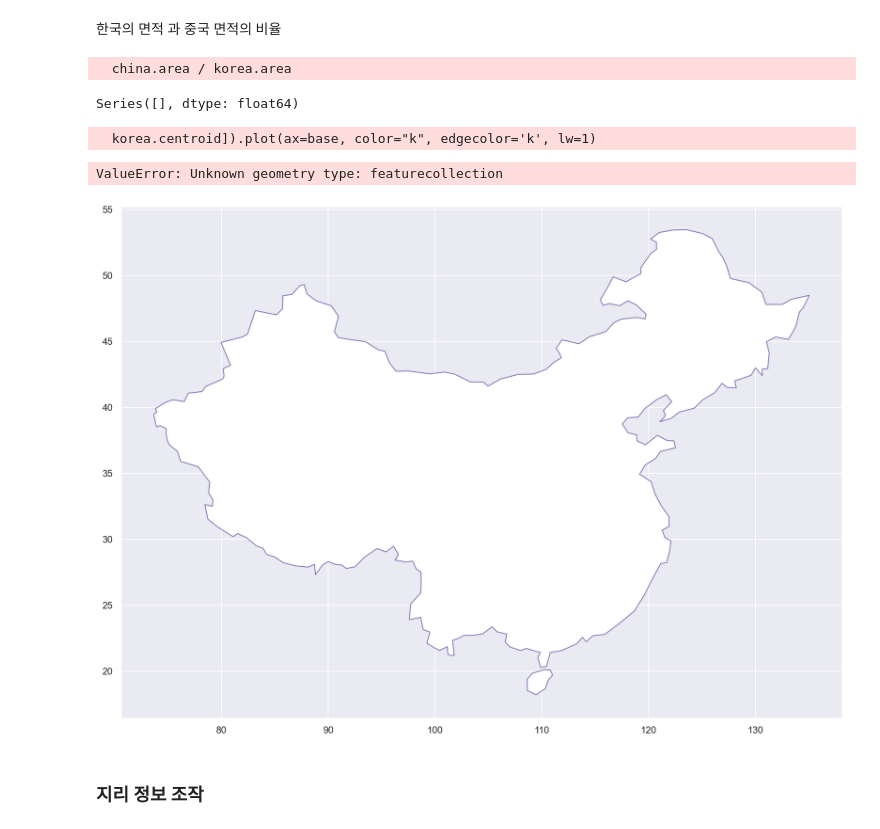
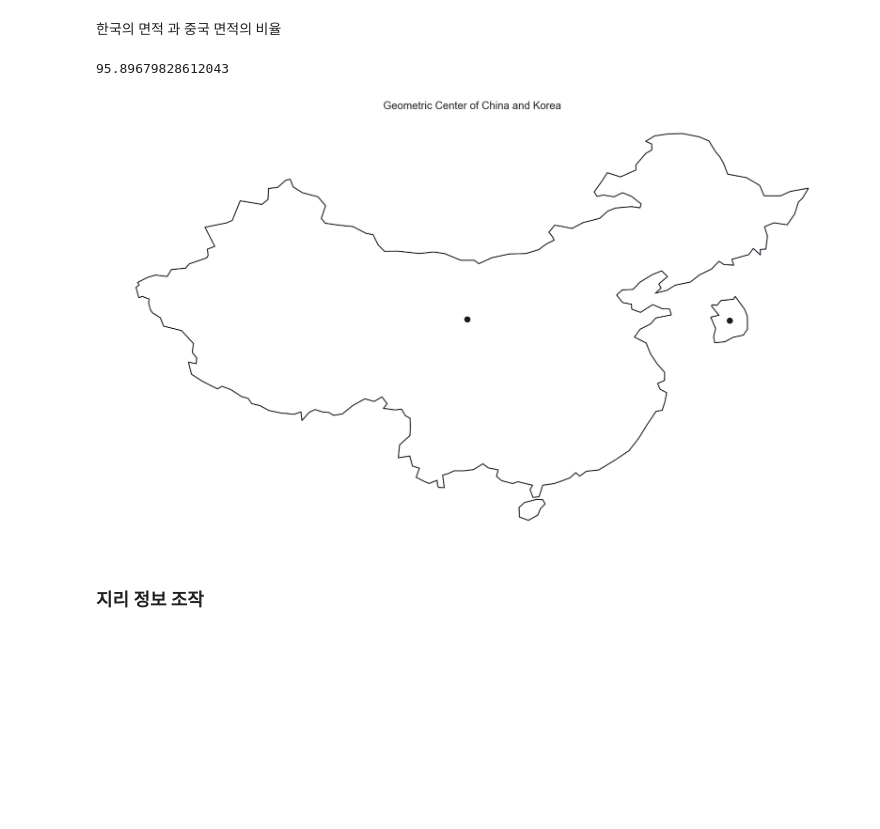
Before and after one commit to saanghyuk/0B-python, a Jupyter notebook: data_analysis/4_05_Geo_Pre_Processing.ipynb, the cells around one changed output. Cells and saved outputs as stored; diff of their text form; code cells hidden in the pictures; blank space fills up the shorter version.

Commit message:
Geometry Data

```diff
--- a/data_analysis/4_05_Geo_Pre_Processing.ipynb
+++ b/data_analysis/4_05_Geo_Pre_Processing.ipynb
@@ -168,7 +221,7 @@ GeoPandas는 지리데이터 간의 관계를 연산해주는 기능을 가지
 # %%
 from shapely.geometry import Point, Polygon, LineString
 
-northern_asia = countries.loc[countries['name'].isin(['Korea', 'China', 'Japan'])]
+northern_asia = countries.loc[countries['name'].isin(['South Korea', 'China', 'Japan'])]
 base = northern_asia.plot(figsize=(15, 15), color="w", edgecolor="m")
 
 seoul = cities.loc[cities.name == "Seoul", "geometry"].squeeze()
@@ -178,7 +231,7 @@ tokyo = cities.loc[cities.name == "Tokyo", "geometry"].squeeze()
 line = LineString([beijing, seoul, tokyo])
 
 ax = gpd.GeoSeries([seoul, beijing, tokyo, line]).plot(ax=base, color="k", edgecolor='k', lw=1)
-ax.set_title("동북아시아 지도")
+ax.set_title("East Asia Map")
 ax.set_axis_off()
 plt.show()
 # %% [output]
@@ -191,7 +244,7 @@ plt.show()
   - `intersects` : 지리적으로 교차하는지 여부, 두 지리가 경계선만 닿아있어도, True를 반환
   - `crosses` : 지리적으로 교차하는지 여부, intersects와 차이점은 crosses는 내부를 지나가야만 True를 반환한다는 것이다.
 # %%
-korea = countries.loc[countries['name'] == 'Korea', 'geometry'].squeeze()
+korea = countries.loc[countries['name'] == 'South Korea', 'geometry'].squeeze()
 china = countries.loc[countries['name'] == 'China', 'geometry'].squeeze()
 japan = countries.loc[countries['name'] == 'Japan', 'geometry'].squeeze()
 # %% [markdown]
@@ -253,20 +306,17 @@ countries[countries.geometry.distance(seoul) <= seoul.distance(beijing)]
 # %%
 china.area / korea.area
 # %% [output]
-  china.area / korea.area
+95.89679828612043
-Series([], dtype: float64)
 # %%
 base = northern_asia[northern_asia.name != "Japan"].plot(
     figsize=(15, 15), color="w", edgecolor="m")
 ax = gpd.GeoSeries([china.boundary, korea.boundary, china.centroid,
                     korea.centroid]).plot(ax=base, color="k", edgecolor='k', lw=1)
-ax.set_title("중국과 한국의 지리적 중심")
+ax.set_title("Geometric Center of China and Korea")
 ax.set_axis_off()
 plt.show()
 # %% [output]
-  korea.centroid]).plot(ax=base, color="k", edgecolor='k', lw=1)
-ValueError: Unknown geometry type: featurecollection
-[figure, old version]
+[figure, new version]
 # %% [markdown]
 ### 지리 정보 조작
 # %% [markdown]
```
Also changed, not shown: parts of 34 cells of this notebook, 3 other files.
